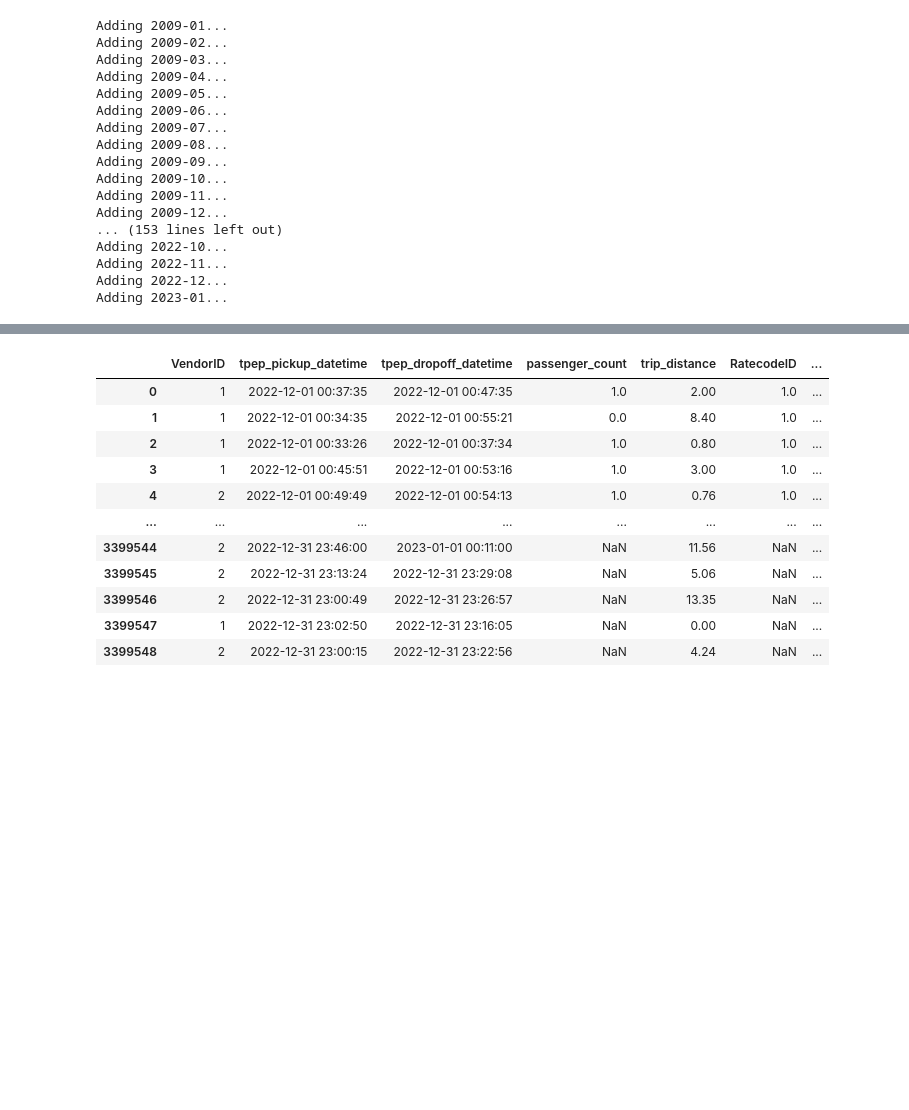
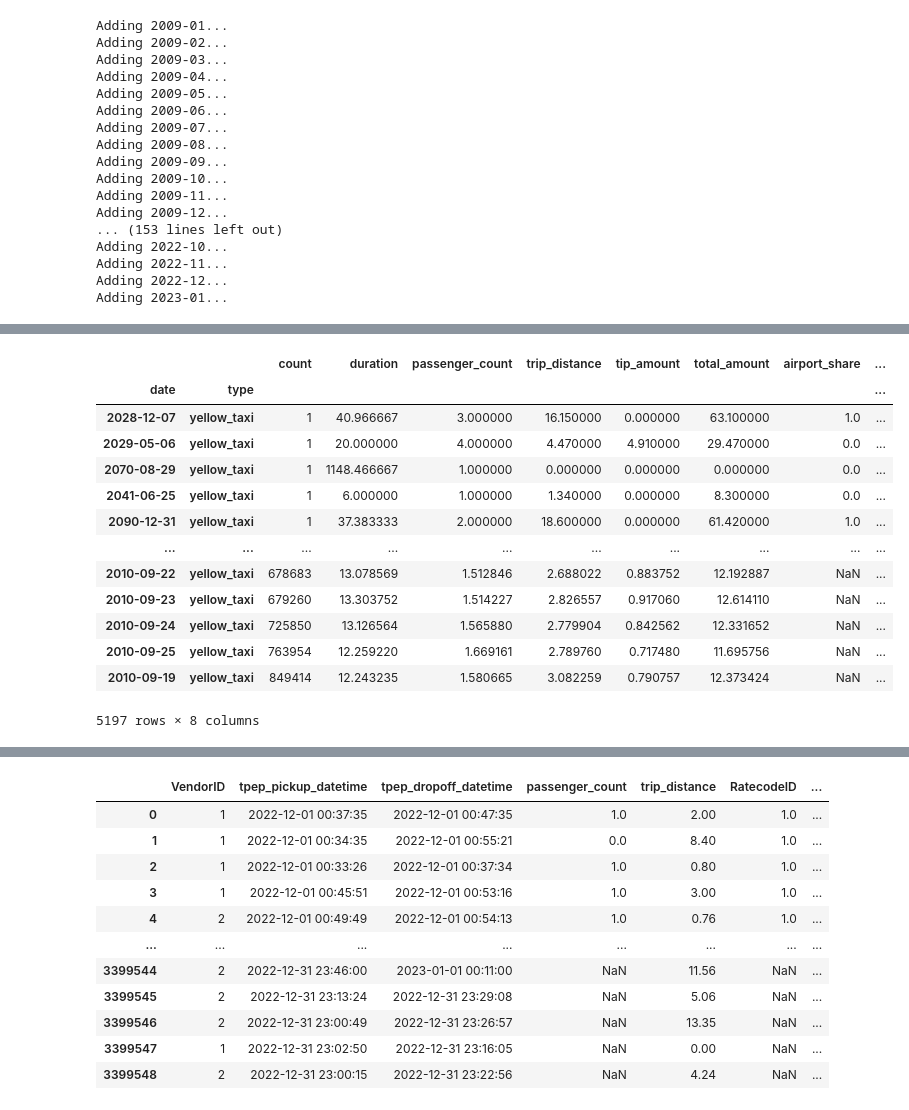
Before and after one commit to tomweinandy/AIinPowerBI, a Jupyter notebook: clean_taxi_data.ipynb, the cells around one changed output, grey strips where cells are left out. Saved outputs shown, nothing was run; the diff lists cells and outputs as text; code cells hidden in the pictures; blank space fills up the shorter version.

Commit message:
Test for outliers and remove from search

```diff
--- a/clean_taxi_data.ipynb
+++ b/clean_taxi_data.ipynb
@@ -4,10 +4,11 @@ https://www.nyc.gov/site/tlc/about/tlc-trip-record-data.page
 [Data dictionary](https://www.nyc.gov/assets/tlc/downloads/pdf/data_dictionary_trip_records_yellow.pdf)
 # %%
 import pandas as pd
+import numpy as np
 import pyarrow
 # import fastparquet
 
-# url = "https://d37ci6vzurychx.cloudfront.net/trip-data/yellow_tripdata_2023-01.parquet"
+url = "https://d37ci6vzurychx.cloudfront.net/trip-data/yellow_tripdata_2023-01.parquet"
 # url3 = "https://d37ci6vzurychx.cloudfront.net/trip-data/yellow_tripdata_2022-12.parquet"
-# df2 = pd.read_parquet(url)
+df2 = pd.read_parquet(url)
 # df3 = pd.read_parquet(url)
@@ -53,11 +77,11 @@ for year in year_list:
                      'old_col2': 'new_col2'}
         df = df.rename(columns=new_names)
 
-
-        # Remove edge cases
-        df = df[df['tip_amount'] < 1000] # Remove data entry error with 9-figure tip
-        # print(len(df))
-
+        # Replace in defined range with NaN (high likelihood of being outliers or errors)
+        df.loc[(df['passenger_count'] < 1) | (df['passenger_count'] > 9), 'passenger_count'] = np.nan
+        df.loc[(df['trip_distance'] <= 0) | (df['trip_distance'] > 100), 'trip_distance'] = np.nan
+        df.loc[(df['tip_amount'] < 0) | (df['tip_amount'] > 1000), 'tip_amount'] = np.nan
+        df.loc[(df['total_amount'] < 0) | (df['total_amount'] > 1000), 'total_amount'] = np.nan
 
         # Create a column for trip duration
         duration_list = []
@@ -141,0 +201,20 @@ data #.to_csv('data.csv')
+# %%
+da = data.copy()
+da = da.sort_values(by='count', ascending=False) #.drop_duplicates(subset=['date'])
+da = da[~da.index.duplicated(keep='first')]
+da.sort_values('count')
+# %% [output]
+|  |  | count | duration | passenger_count | trip_distance | tip_amount | total_amount | airport_share | ... |
+| date | type |  |  |  |  |  |  |  | ... |
+| 2028-12-07 | yellow_taxi | 1 | 40.966667 | 3.000000 | 16.150000 | 0.000000 | 63.100000 | 1.0 | ... |
+| 2029-05-06 | yellow_taxi | 1 | 20.000000 | 4.000000 | 4.470000 | 4.910000 | 29.470000 | 0.0 | ... |
+| 2070-08-29 | yellow_taxi | 1 | 1148.466667 | 1.000000 | 0.000000 | 0.000000 | 0.000000 | 0.0 | ... |
+| 2041-06-25 | yellow_taxi | 1 | 6.000000 | 1.000000 | 1.340000 | 0.000000 | 8.300000 | 0.0 | ... |
+| 2090-12-31 | yellow_taxi | 1 | 37.383333 | 2.000000 | 18.600000 | 0.000000 | 61.420000 | 1.0 | ... |
+| ... | ... | ... | ... | ... | ... | ... | ... | ... | ... |
+| 2010-09-22 | yellow_taxi | 678683 | 13.078569 | 1.512846 | 2.688022 | 0.883752 | 12.192887 | NaN | ... |
+| 2010-09-23 | yellow_taxi | 679260 | 13.303752 | 1.514227 | 2.826557 | 0.917060 | 12.614110 | NaN | ... |
+| 2010-09-24 | yellow_taxi | 725850 | 13.126564 | 1.565880 | 2.779904 | 0.842562 | 12.331652 | NaN | ... |
+| 2010-09-25 | yellow_taxi | 763954 | 12.259220 | 1.669161 | 2.789760 | 0.717480 | 11.695756 | NaN | ... |
+| 2010-09-19 | yellow_taxi | 849414 | 12.243235 | 1.580665 | 3.082259 | 0.790757 | 12.373424 | NaN | ... |
+5197 rows × 8 columns
```
Also changed, not shown: parts of 8 cells of this notebook.
